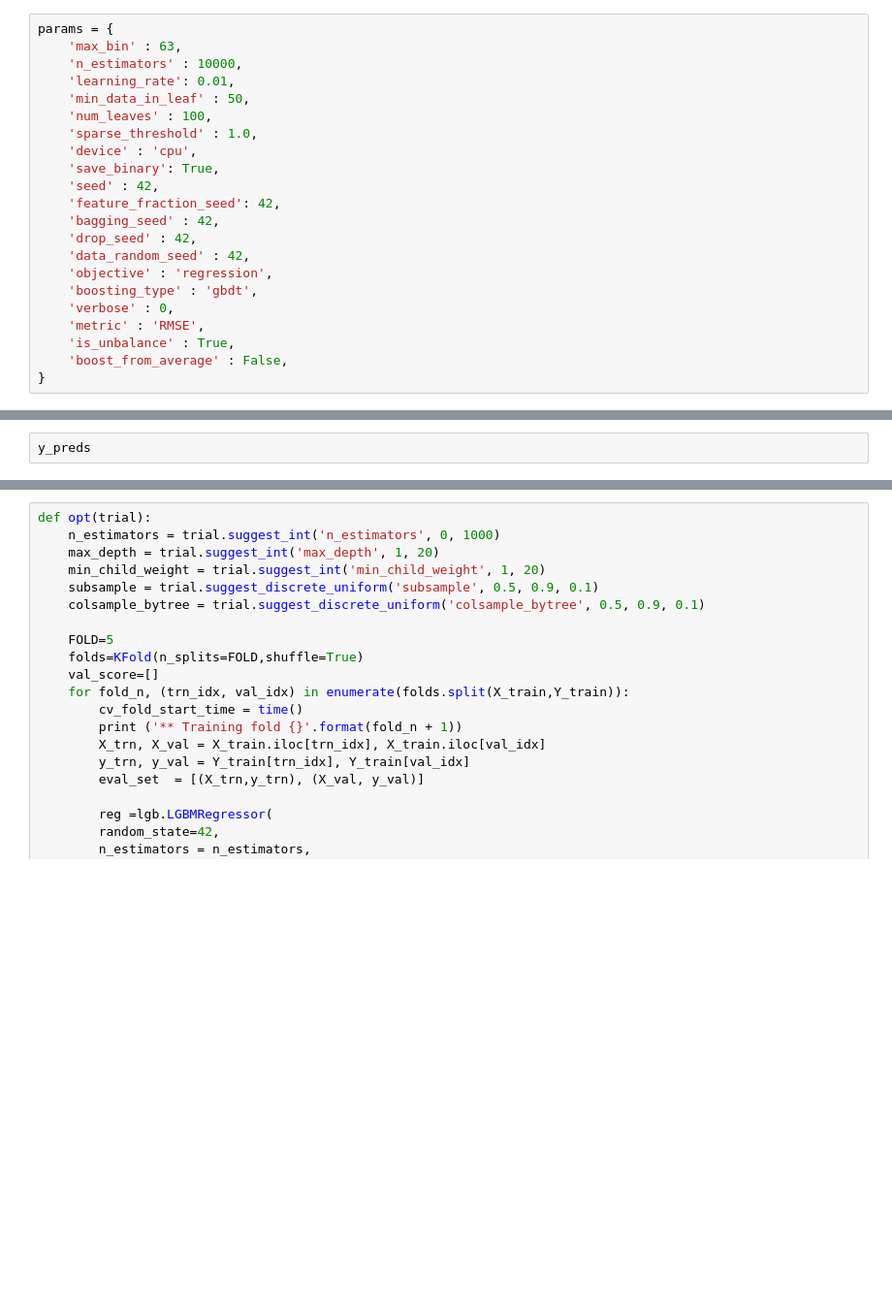
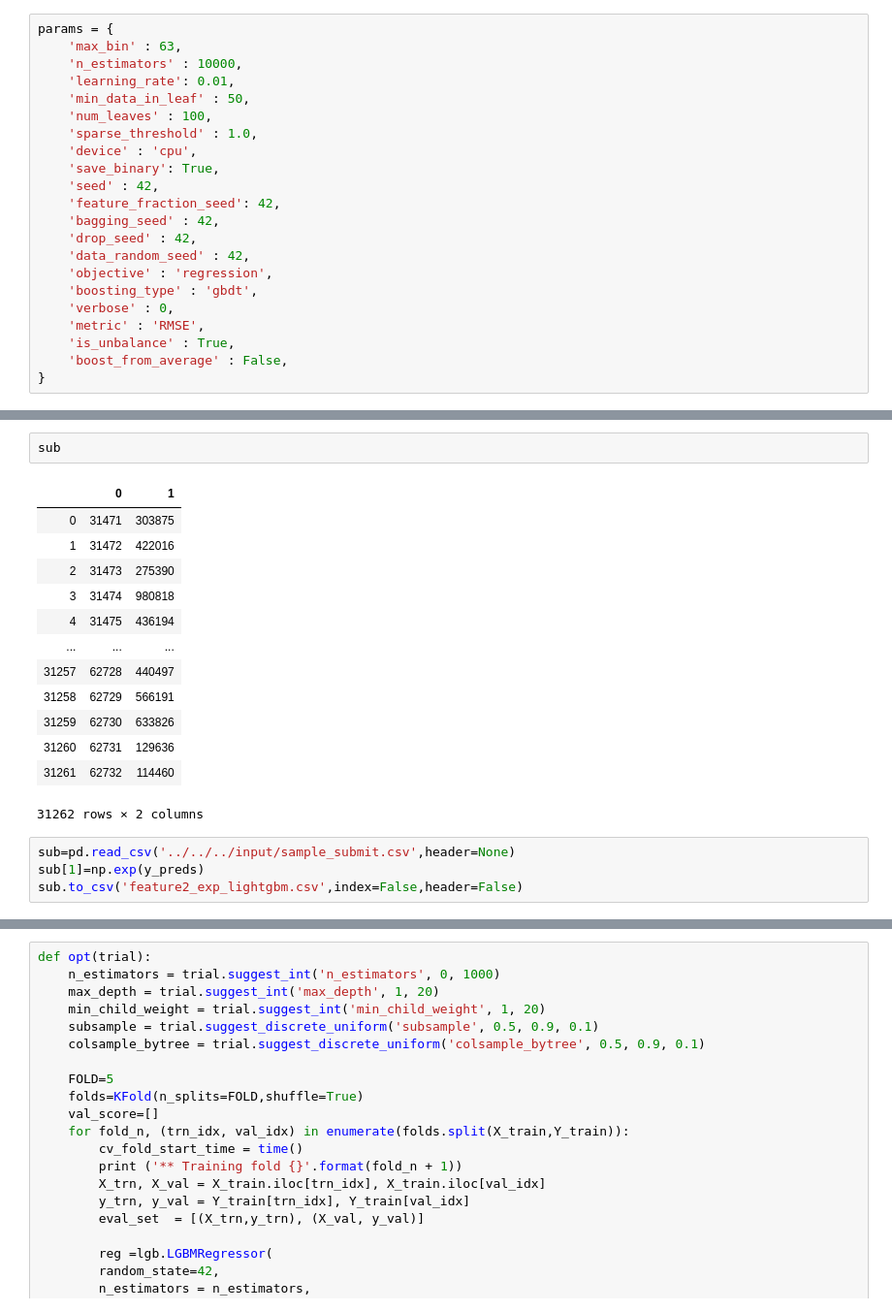
Before and after one commit to nsakki55/ml_note, a Jupyter notebook: signate/mynavi/code/feature2/model/feat2_lightgbm.ipynb, the cells around one changed output, grey strips where cells are left out. Shown at 97% size. Cells and saved outputs as stored; diff of their text form; blank space fills up the shorter version.

```diff
--- a/signate/mynavi/code/feature2/model/feat2_lightgbm.ipynb
+++ b/signate/mynavi/code/feature2/model/feat2_lightgbm.ipynb
@@ -118,5 +119,23 @@ fold completed in 37.01484203338623s
-# %%
-y_preds
+# %%
+sub
+# %% [output]
+|  | 0 | 1 |
+| 0 | 31471 | 303875 |
+| 1 | 31472 | 422016 |
+| 2 | 31473 | 275390 |
+| 3 | 31474 | 980818 |
+| 4 | 31475 | 436194 |
+| ... | ... | ... |
+| 31257 | 62728 | 440497 |
+| 31258 | 62729 | 566191 |
+| 31259 | 62730 | 633826 |
+| 31260 | 62731 | 129636 |
+| 31261 | 62732 | 114460 |
+31262 rows × 2 columns
+# %%
+sub=pd.read_csv('../../../input/sample_submit.csv',header=None)
+sub[1]=np.exp(y_preds)
+sub.to_csv('feature2_exp_lightgbm.csv',index=False,header=False)
 # %%
 feature_importances['average'] = feature_importances.mean(axis=1)
 feature_importances.to_feather('feat2_lighgbm_importance.ftr')
```
Also changed, not shown: parts of 3 cells of this notebook, 3 other files.
